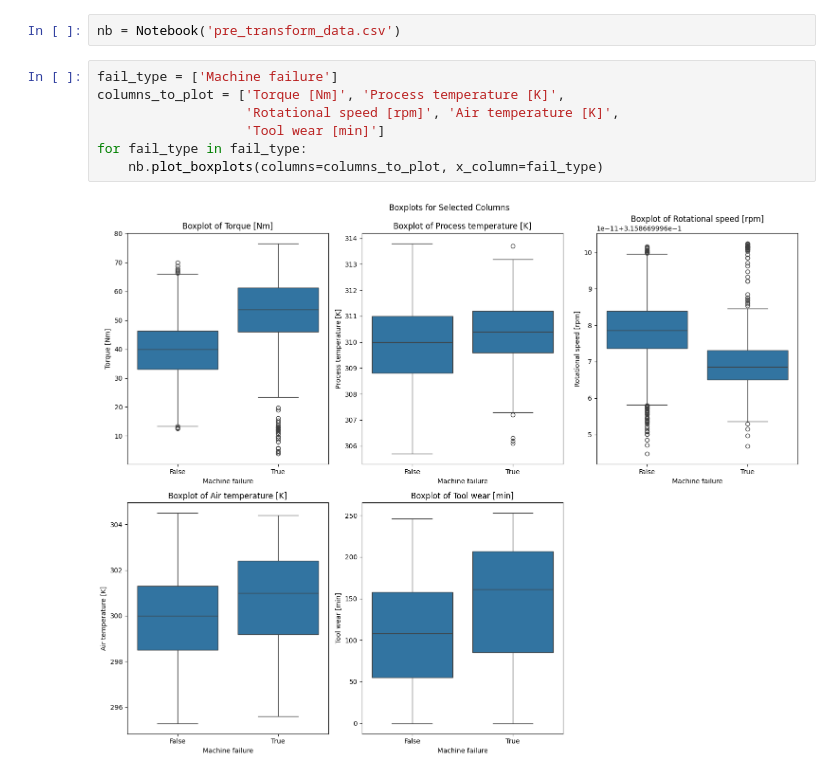
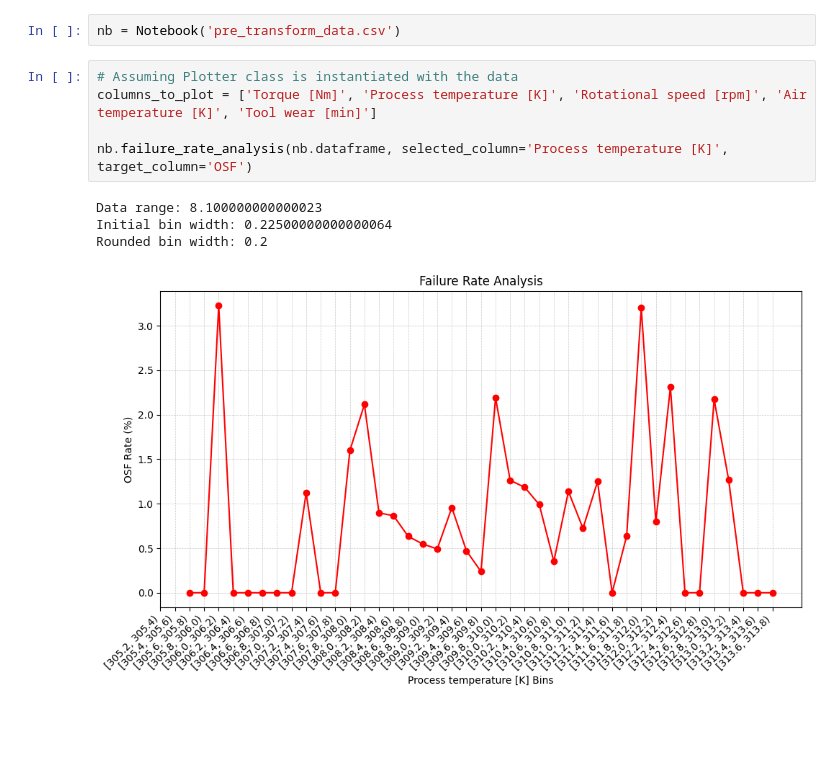
Before and after one commit to luketl98/exploratory-data-analysis---the-manufacturing-process578, a Jupyter notebook: eda_notebook.ipynb, the cells around one changed output. Saved outputs shown, nothing was run; the diff lists cells and outputs as text; blank space fills up the shorter version.

```diff
--- a/eda_notebook.ipynb
+++ b/eda_notebook.ipynb
@@ -77,12 +185,13 @@ class Notebook:
 # %%
 nb = Notebook('pre_transform_data.csv')
 # %%
-fail_type = ['Machine failure']
-columns_to_plot = ['Torque [Nm]', 'Process temperature [K]',
-                   'Rotational speed [rpm]', 'Air temperature [K]',
-                   'Tool wear [min]']
-for fail_type in fail_type:
-    nb.plot_boxplots(columns=columns_to_plot, x_column=fail_type)
+# Assuming Plotter class is instantiated with the data
+columns_to_plot = ['Torque [Nm]', 'Process temperature [K]', 'Rotational speed [rpm]', 'Air temperature [K]', 'Tool wear [min]']
+
+nb.failure_rate_analysis(nb.dataframe, selected_column='Process temperature [K]', target_column='OSF')
 # %% [output]
+Data range: 8.100000000000023
+Initial bin width: 0.22500000000000064
+Rounded bin width: 0.2
-[figure, old version]
+[figure, new version]
 # %%
```
Also changed, not shown: parts of 5 cells of this notebook, 1 other file.
